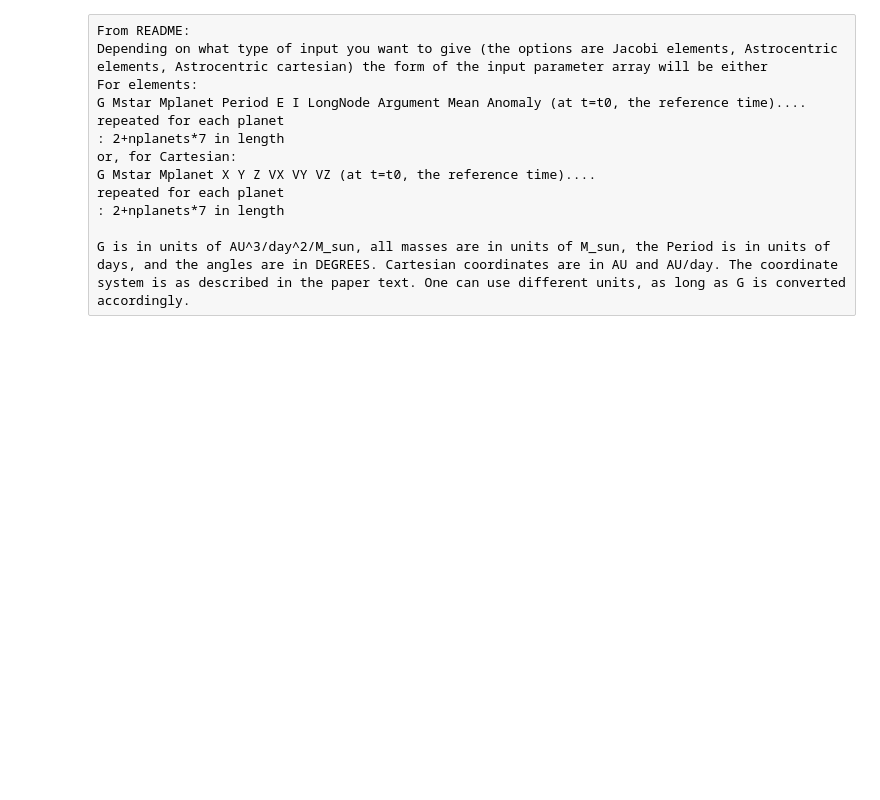
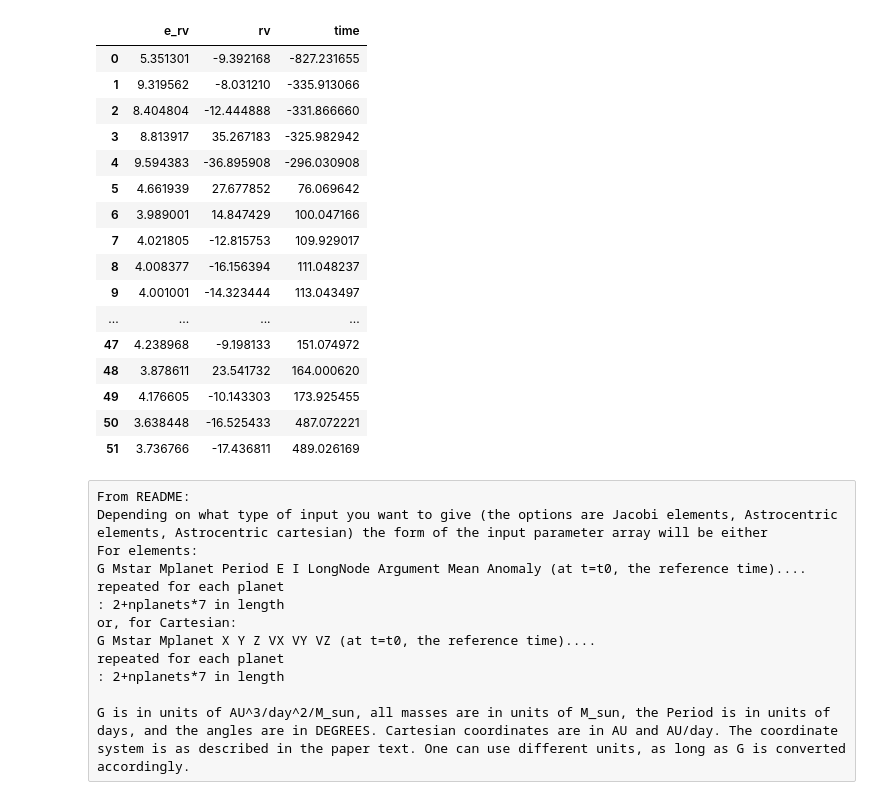
Before and after one commit to sealauren/IDL-programs, a Jupyter notebook: TTV_FAST_KOI94/TTV_FAST_maker.ipynb, the cells around one changed output. Cells and saved outputs as stored; diff of their text form; code cells hidden in the pictures; blank space fills up the shorter version.

```diff
--- a/TTV_FAST_KOI94/TTV_FAST_maker.ipynb
+++ b/TTV_FAST_KOI94/TTV_FAST_maker.ipynb
@@ -22,3 +32,29 @@ WARNING: pylab import has clobbered these variables: ['text', 'bench', 'plt', 'i
+# %%
+def mask_rm_transit(rvdata, t_rm):
+    rvdata2 = rvdata.copy()
+    rvdata2 = rvdata2[(min(t_rm) > rvdata2.time ) | (rvdata2.time > max(t_rm))]
+    return rvdata2
+t_rm = [149.76,150.051] # from Weiss et al. 2013.  Also consider RV point during transit of planet e: 134.6,135.4
+rvdata2 = mask_rm_transit(rvdata, t_rm)
+rvdata2
+# %% [output]
+|  | e_rv | rv | time |
+| 0 | 5.351301 | -9.392168 | -827.231655 |
+| 1 | 9.319562 | -8.031210 | -335.913066 |
+| 2 | 8.404804 | -12.444888 | -331.866660 |
+| 3 | 8.813917 | 35.267183 | -325.982942 |
+| 4 | 9.594383 | -36.895908 | -296.030908 |
+| 5 | 4.661939 | 27.677852 | 76.069642 |
+| 6 | 3.989001 | 14.847429 | 100.047166 |
+| 7 | 4.021805 | -12.815753 | 109.929017 |
+| 8 | 4.008377 | -16.156394 | 111.048237 |
+| 9 | 4.001001 | -14.323444 | 113.043497 |
+| ... | ... | ... | ... |
+| 47 | 4.238968 | -9.198133 | 151.074972 |
+| 48 | 3.878611 | 23.541732 | 164.000620 |
+| 49 | 4.176605 | -10.143303 | 173.925455 |
+| 50 | 3.638448 | -16.525433 | 487.072221 |
+| 51 | 3.736766 | -17.436811 | 489.026169 |
 # %% [raw]
 From README:
 Depending on what type of input you want to give (the options are Jacobi elements, Astrocentric elements, Astrocentric cartesian) the form of the input parameter array will be either
```
Also changed, not shown: parts of 27 cells of this notebook, 1 other file.
